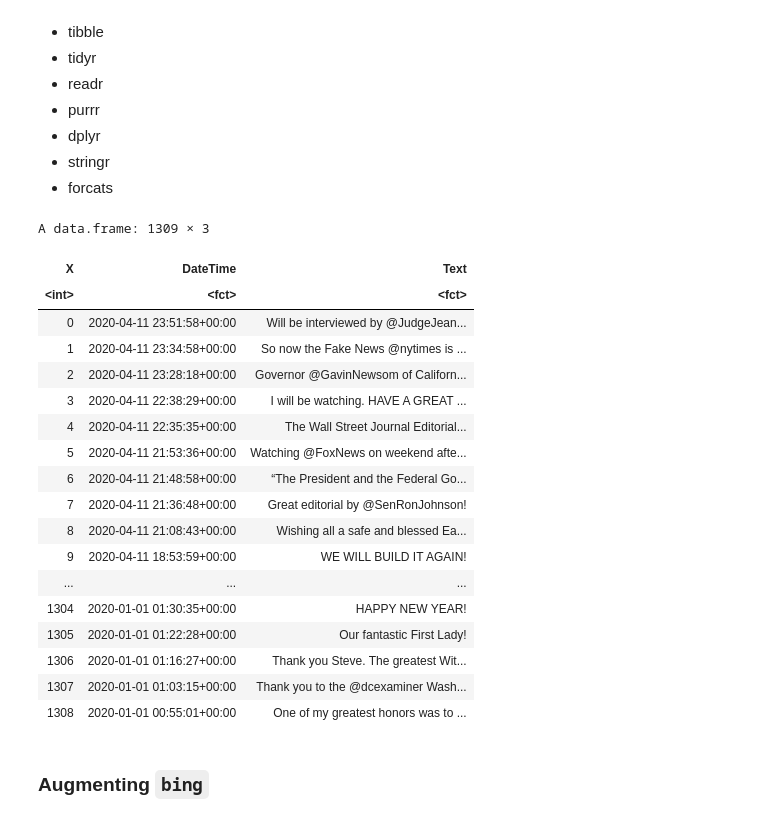
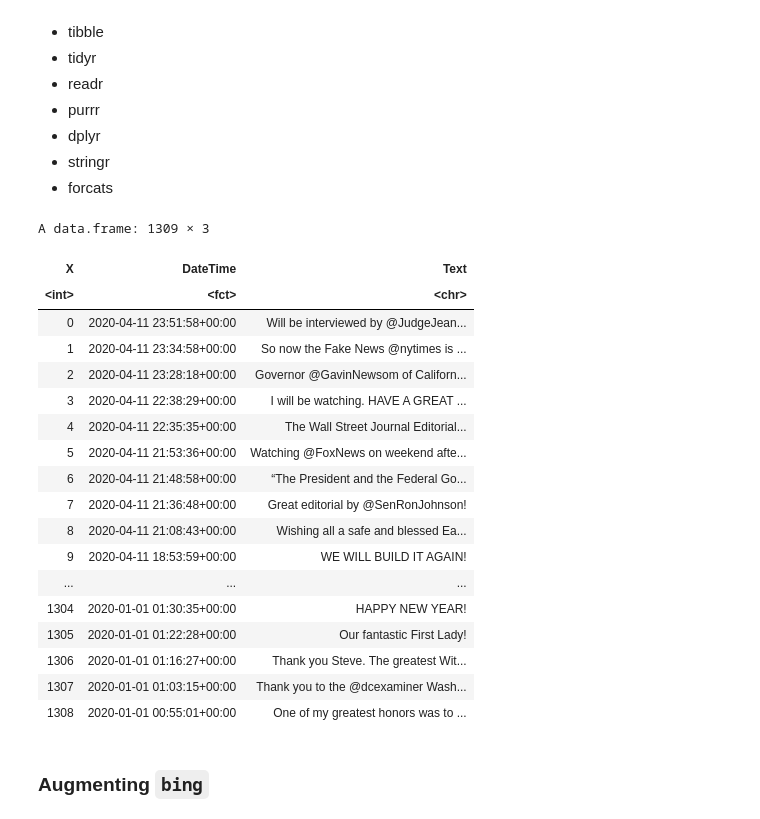
Before and after one commit to Wizardess/tweets-SA, a Jupyter notebook: Presentation/Presentation.ipynb, the cells around one changed output. Cells and saved outputs as stored; diff of their text form; code cells hidden in the pictures.

```diff
--- a/Presentation/Presentation.ipynb
+++ b/Presentation/Presentation.ipynb
@@ -84,27 +84,27 @@ The library `tidyverse` includes a number of dependencies:
 # %%
 # Replace '$' with '' wherever it occurs
 trumpTweets$Text <- gsub('\\$','',trumpTweets$Text)
 
 # Address encoding issues
 
 # Replace '&amp;' with '&'
 trumpTweets$Text <- gsub('&amp;','&',trumpTweets$Text)
 
 # Replace '‚Äú' with '"'
 trumpTweets$Text <- gsub('‚Äú','"',trumpTweets$Text)
 
 # Replace '‚Äô' with '''
 trumpTweets$Text <- gsub('‚Äô',"'",trumpTweets$Text)
 
 # Replace '‚Äì' with ''
 trumpTweets$Text <- gsub('‚Äì','',trumpTweets$Text)
 
 
-tweets
+trumpTweets
 # %% [output]
 A data.frame: 1309 × 3
 | X | DateTime | Text |
-| <int> | <fct> | <fct> |
+| <int> | <fct> | <chr> |
 | 0 | 2020-04-11 23:51:58+00:00 | Will be interviewed by @JudgeJean... |
 | 1 | 2020-04-11 23:34:58+00:00 | So now the Fake News @nytimes is ... |
 | 2 | 2020-04-11 23:28:18+00:00 | Governor @GavinNewsom of Californ... |
```
Also changed, not shown: parts of 13 cells of this notebook, 2 other files.
